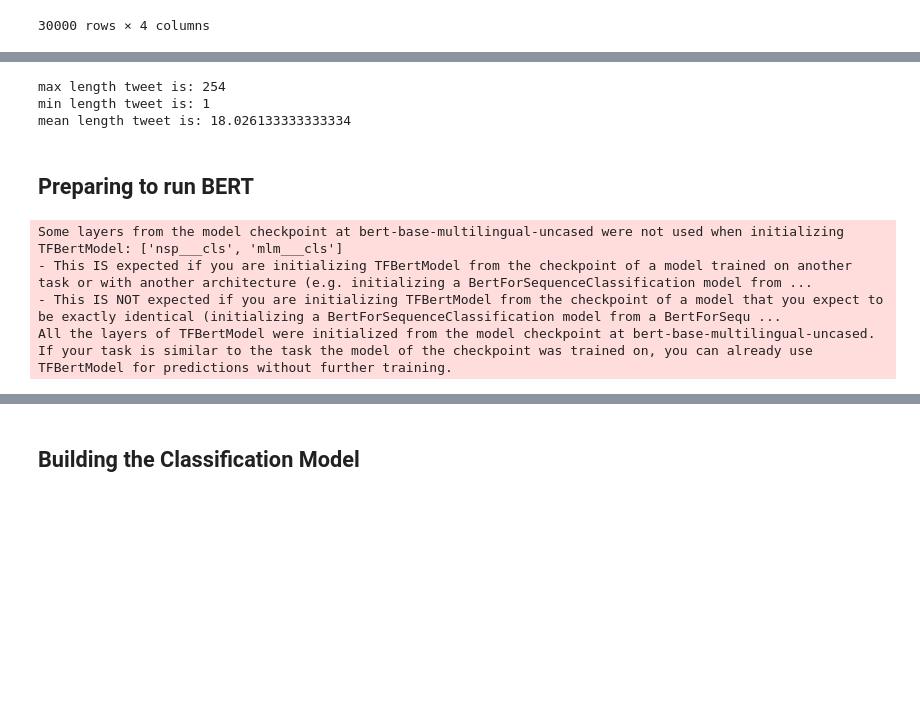
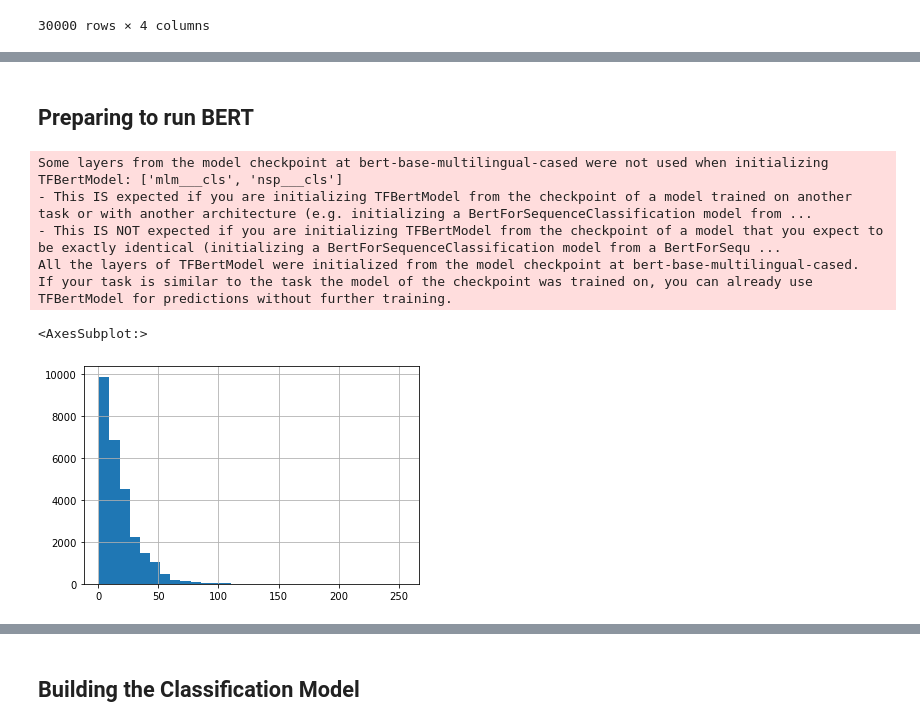
Before and after one commit to jcweaver/w266-project, a Jupyter notebook: MultilingualBERT.ipynb, the cells around one changed output, grey strips where cells are left out. Cells and saved outputs as stored; diff of their text form; code cells hidden in the pictures; blank space fills up the shorter version.

Commit message:
BERT explorations

```diff
--- a/MultilingualBERT.ipynb
+++ b/MultilingualBERT.ipynb
@@ -92,25 +91,27 @@ amharic_train
-# %%
-#Find the maximum length tweet
-print("max length tweet is:",np.max([len(x.split()) for x in amharic_data.tweet]))
-print("min length tweet is:",np.min([len(x.split()) for x in amharic_data.tweet]))
-print("mean length tweet is:",np.mean([len(x.split()) for x in amharic_data.tweet]))
-# %% [output]
-max length tweet is: 254
-min length tweet is: 1
-mean length tweet is: 18.026133333333334
 # %% [markdown]
 ## Preparing to run BERT
 # %%
 #NEED to import and load both of these
 #using the pretrained model called bert-base-cased
-tokenizer = BertTokenizer.from_pretrained('bert-base-multilingual-uncased')
-bert_model = TFBertModel.from_pretrained('bert-base-multilingual-uncased')
+tokenizer = BertTokenizer.from_pretrained('bert-base-multilingual-cased')
+bert_model = TFBertModel.from_pretrained('bert-base-multilingual-cased')
 # %% [output]
-Some layers from the model checkpoint at bert-base-multilingual-uncased were not used when initializing TFBertModel: ['nsp___cls', 'mlm___cls']
+Some layers from the model checkpoint at bert-base-multilingual-cased were not used when initializing TFBertModel: ['mlm___cls', 'nsp___cls']
 - This IS expected if you are initializing TFBertModel from the checkpoint of a model trained on another task or with another architecture (e.g. initializing a BertForSequenceClassification model from ...
 - This IS NOT expected if you are initializing TFBertModel from the checkpoint of a model that you expect to be exactly identical (initializing a BertForSequenceClassification model from a BertForSequ ...
-All the layers of TFBertModel were initialized from the model checkpoint at bert-base-multilingual-uncased.
+All the layers of TFBertModel were initialized from the model checkpoint at bert-base-multilingual-cased.
 If your task is similar to the task the model of the checkpoint was trained on, you can already use TFBertModel for predictions without further training.
+# %%
+# get length of all the messages in the train set
+seq_len = [len(i.split()) for i in amharic_train.tweet]
+
+pd.Series(seq_len).hist(bins = 30)
+
+
+#It looks like the max length peters out after 50 although it goes up to 250 length
+# %% [output]
+<AxesSubplot:>
+[figure, added]
 # %%
 bert_model.summary()
 # %% [output]
```
Also changed, not shown: parts of 34 cells of this notebook, 1 other file.
